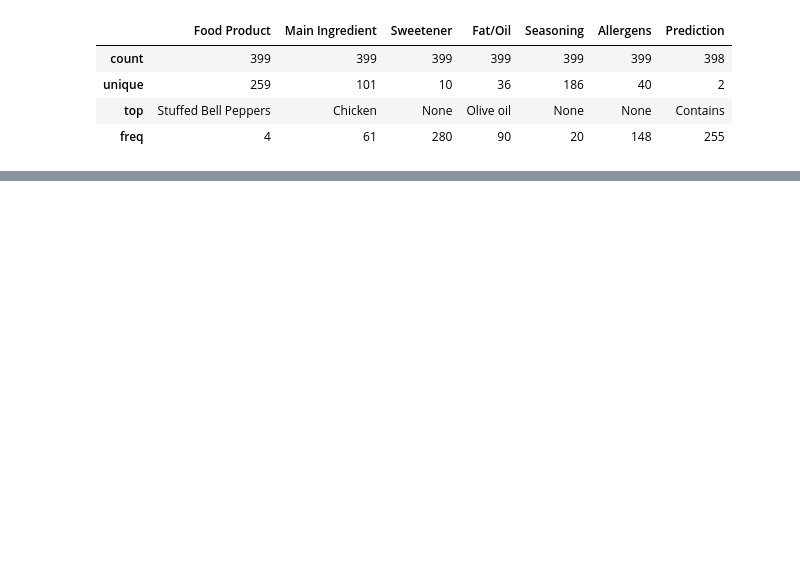
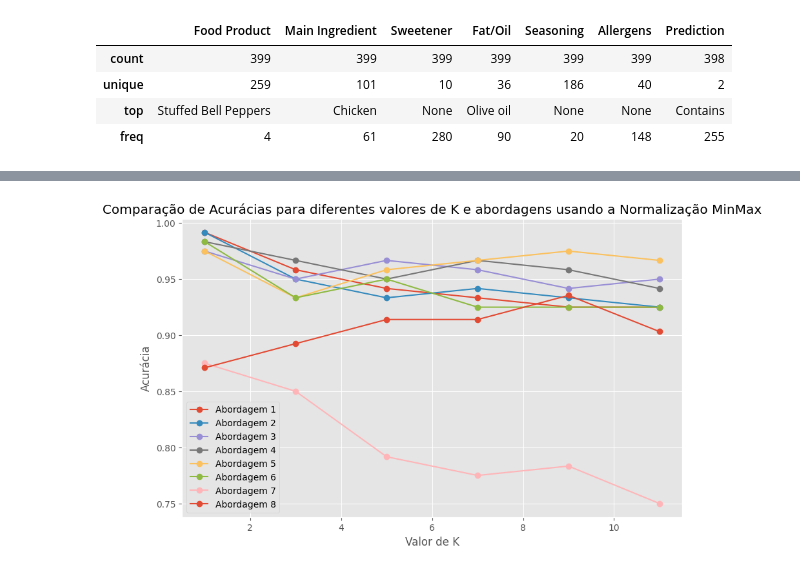
Before and after one commit to mochaeng/Intelligent-Systems, a Jupyter notebook: projects/exer-3/allergens/main.ipynb, the cells around one changed output, grey strips where cells are left out. Cells and saved outputs as stored; diff of their text form; code cells hidden in the pictures; blank space fills up the shorter version.

```diff
--- a/projects/exer-3/allergens/main.ipynb
+++ b/projects/exer-3/allergens/main.ipynb
@@ -107,0 +213,31 @@ accuracy_df
+# %%
+plt.figure(figsize=(10, 6))
+
+abordagem1= [0.991667, 0.958333, 0.941667, 0.933333, 0.925000, 0.925000]
+abordagem2= [0.991667, 0.950000, 0.933333, 0.941667, 0.933333, 0.925000]
+abordagem3= [0.975000, 0.950000, 0.966667, 0.958333, 0.941667, 0.950000]
+abordagem4= [0.983333, 0.966667, 0.950000, 0.966667, 0.958333, 0.941667]
+abordagem5= [0.975000, 0.933333, 0.958333, 0.966667, 0.975000, 0.966667]
+abordagem6= [0.983333, 0.933333, 0.950000, 0.925000, 0.925000, 0.925000]
+abordagem7= [0.875000, 0.850000, 0.791667, 0.775000, 0.783333, 0.750000]
+abordagem8= [0.870968, 0.892473, 0.913978, 0.913978, 0.935484, 0.903226]
+
+#LINHAS
+plt.plot(valores_k, abordagem1, label="Abordagem 1", marker='o')
+plt.plot(valores_k, abordagem2, label="Abordagem 2", marker='o')
+plt.plot(valores_k, abordagem3, label="Abordagem 3", marker='o')
+plt.plot(valores_k, abordagem4, label="Abordagem 4", marker='o')
+plt.plot(valores_k, abordagem5, label="Abordagem 5", marker='o')
+plt.plot(valores_k, abordagem6, label="Abordagem 6", marker='o')
+plt.plot(valores_k, abordagem7, label="Abordagem 7", marker='o')
+plt.plot(valores_k, abordagem8, label="Abordagem 8", marker='o')
+
+
+plt.xlabel('Valor de K')
+plt.ylabel('Acurácia')
+plt.title('Comparação de Acurácias para diferentes valores de K e abordagens usando a Normalização MinMax')
+plt.legend()
+plt.grid(True)
+plt.show()
+# %% [output]
+[figure, added]
```
Also changed, not shown: parts of 21 cells of this notebook, 1 other file.
